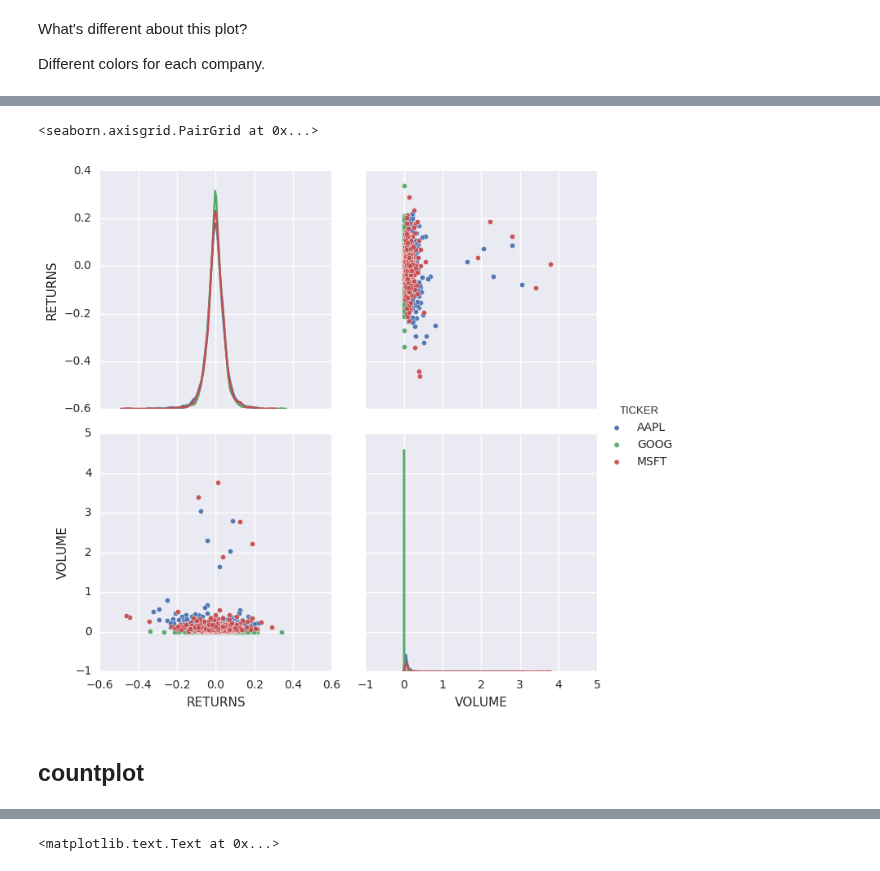
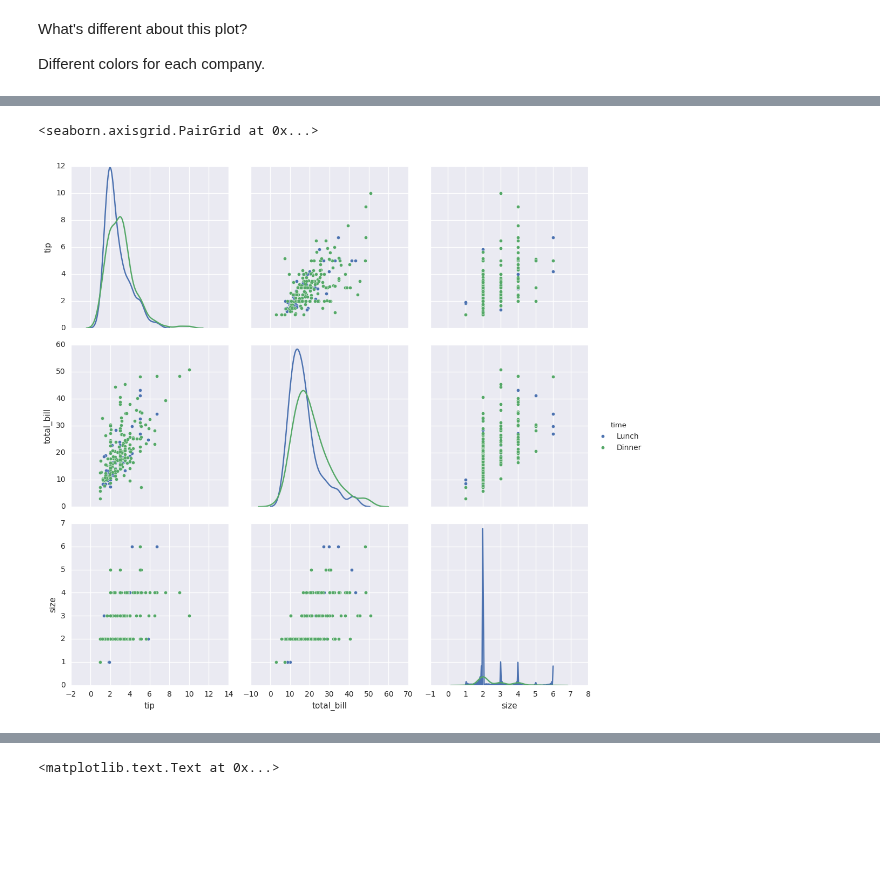
Before and after one commit to DaveBackus/Data_Bootcamp, a Jupyter notebook: Code/IPython/bootcamp_advgraphics_seaborn.ipynb, the cells around one changed output, grey strips where cells are left out. Drawn from its saved outputs; the diff is of its cells as text; code cells hidden in the pictures; blank space fills up the shorter version.

```diff
--- a/Code/IPython/bootcamp_advgraphics_seaborn.ipynb
+++ b/Code/IPython/bootcamp_advgraphics_seaborn.ipynb
@@ -243,8 +278,6 @@ Different colors for each company.
 # %%
-sns.pairplot(minidata[["RETURNS", "VOLUME", "TICKER"]], hue="TICKER",
-             size=3.5, diag_kind="kde", plot_kws={"alpha": 0.95})
+sns.pairplot(tips[["tip", "total_bill", "size", "time"]], size=3.5, diag_kind="kde",
+             hue="time")
 # %% [output]
 <seaborn.axisgrid.PairGrid at 0x...>
-[figure, old version]
+[figure, new version]
-# %% [markdown]
-## countplot
```
Also changed, not shown: parts of 36 cells of this notebook.
